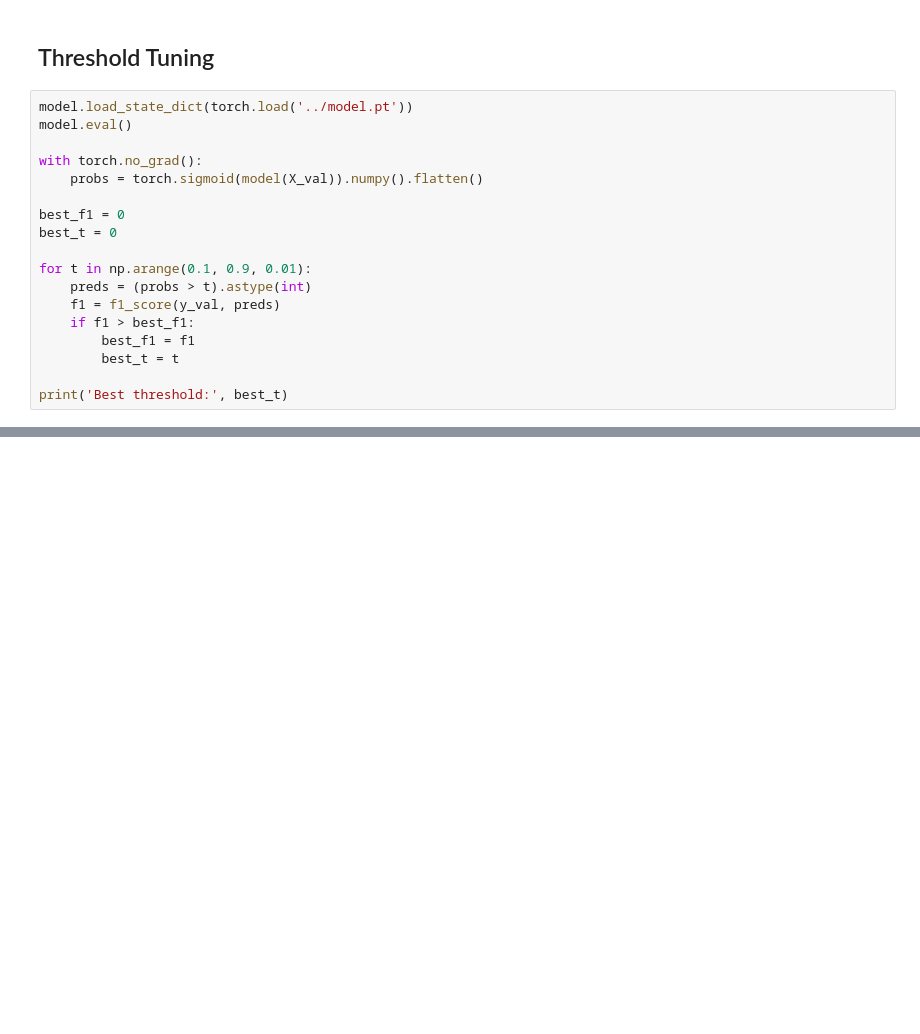
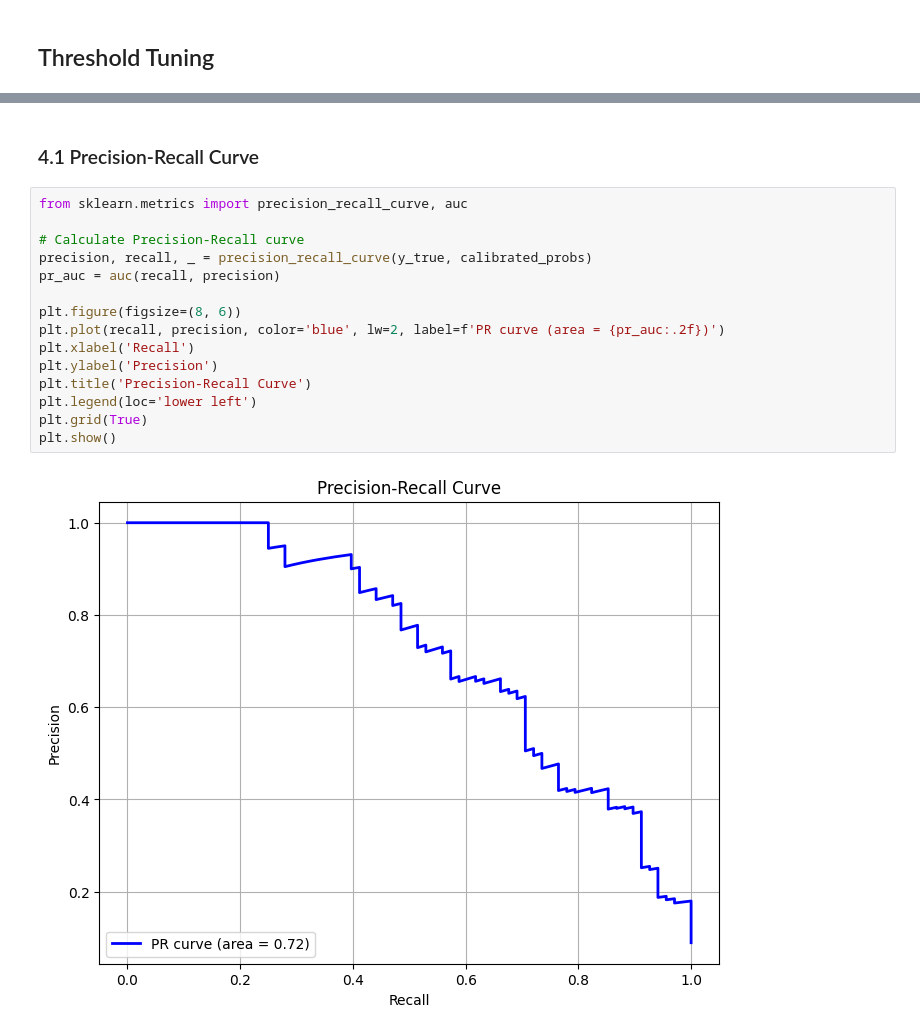
Before and after one commit to priyamvadodariya-growexxer/readmission-dl, a Jupyter notebook: notebooks/solutions.ipynb, the cells around one changed output, grey strips where cells are left out. Saved outputs shown, nothing was run; the diff lists cells and outputs as text; blank space fills up the shorter version.

```diff
--- a/notebooks/solutions.ipynb
+++ b/notebooks/solutions.ipynb
@@ -128,20 +406,2 @@ for epoch in range(30):
 # %% [markdown]
 ## Threshold Tuning
-# %%
-model.load_state_dict(torch.load('../model.pt'))
-model.eval()
-
-with torch.no_grad():
-    probs = torch.sigmoid(model(X_val)).numpy().flatten()
-
-best_f1 = 0
-best_t = 0
-
-for t in np.arange(0.1, 0.9, 0.01):
-    preds = (probs > t).astype(int)
-    f1 = f1_score(y_val, preds)
-    if f1 > best_f1:
-        best_f1 = f1
-        best_t = t
-
-print('Best threshold:', best_t)
@@ -149,0 +516,19 @@ print('Best threshold:', best_t)
+# %% [markdown]
+### 4.1 Precision-Recall Curve
+# %%
+from sklearn.metrics import precision_recall_curve, auc
+
+# Calculate Precision-Recall curve
+precision, recall, _ = precision_recall_curve(y_true, calibrated_probs)
+pr_auc = auc(recall, precision)
+
+plt.figure(figsize=(8, 6))
+plt.plot(recall, precision, color='blue', lw=2, label=f'PR curve (area = {pr_auc:.2f})')
+plt.xlabel('Recall')
+plt.ylabel('Precision')
+plt.title('Precision-Recall Curve')
+plt.legend(loc='lower left')
+plt.grid(True)
+plt.show()
+# %% [output]
+[figure, added]
```
Also changed, not shown: parts of 22 cells of this notebook, 23 other files.
